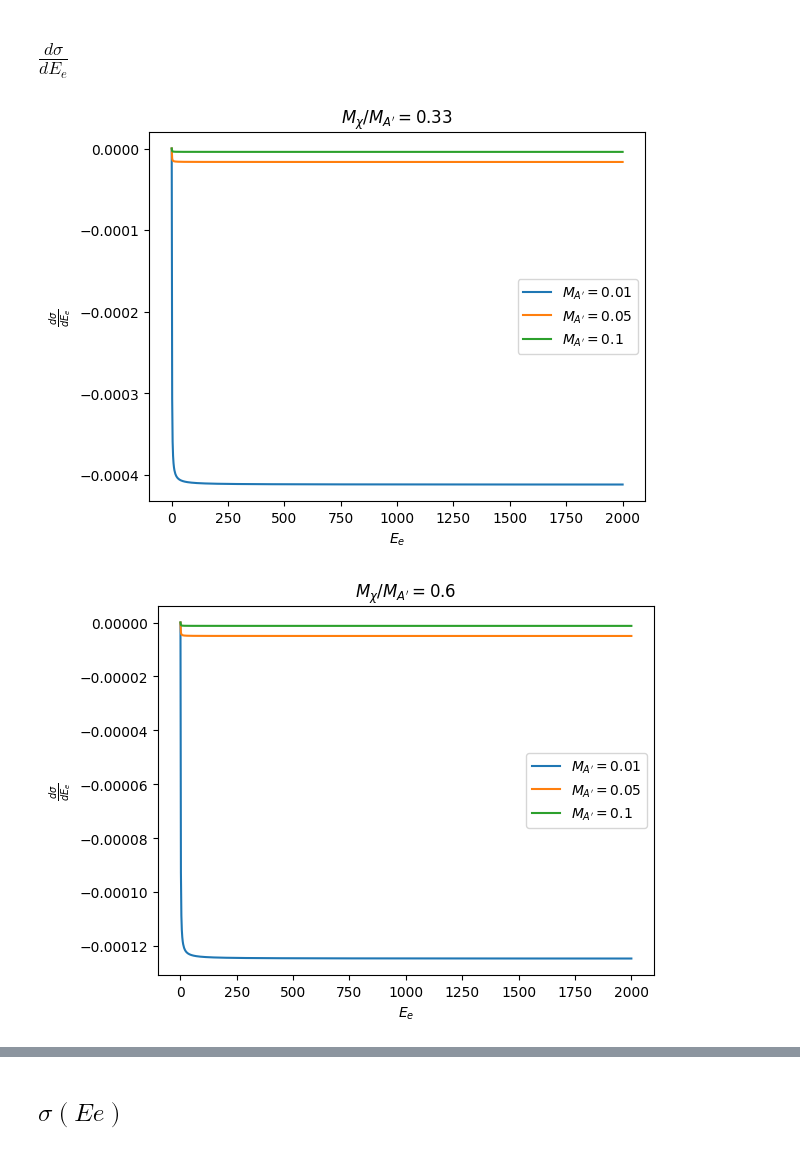
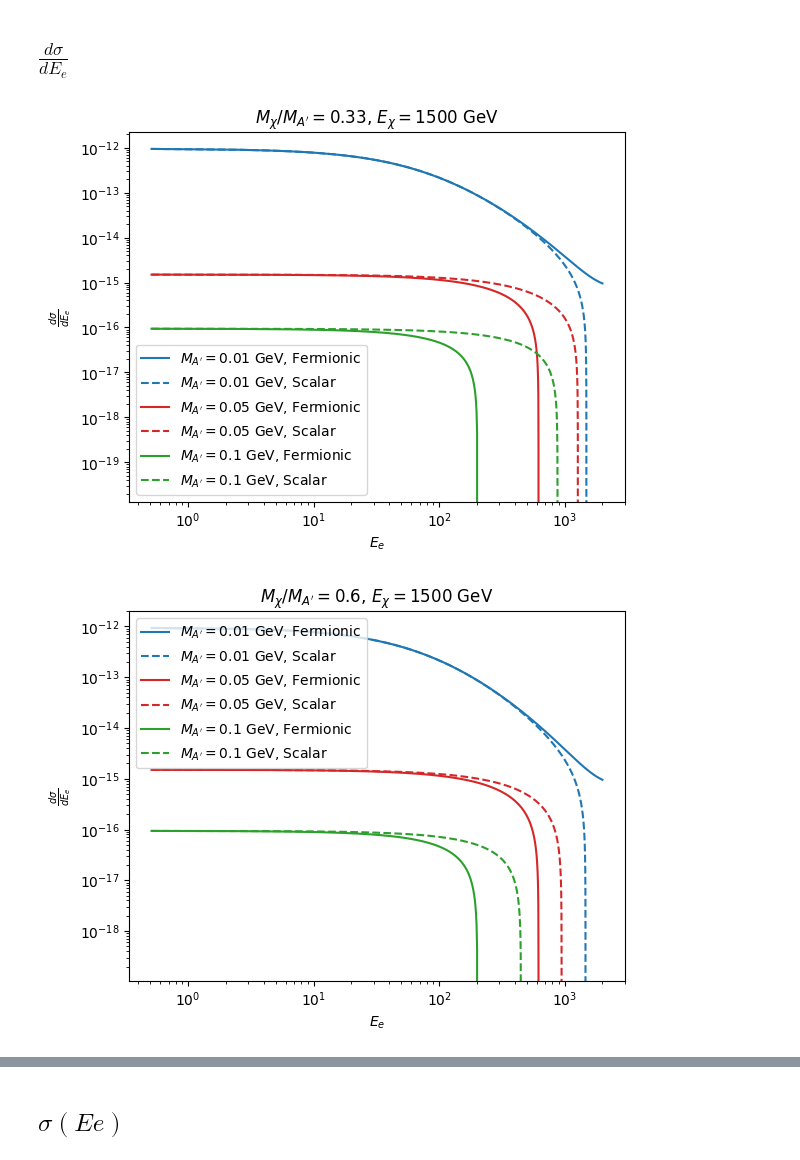
Before and after one commit to amh-137/DarkElectronScatter, a Jupyter notebook: notebooks/BdNMC_distributions.ipynb, the cells around one changed output, grey strips where cells are left out. Cells and saved outputs as stored; diff of their text form; code cells hidden in the pictures.

Commit message:
added dsigmade comparision

```diff
--- a/notebooks/BdNMC_distributions.ipynb
+++ b/notebooks/BdNMC_distributions.ipynb
@@ -56,7 +56,7 @@ plt.show()
 kappa = 1e-3
 alphaEM = 1/137
 alphaD = 0.1
-Me = 0.511
+Me = 0.511 # MeV
 
 def dsigma_dE_fermionic(Ee, EDM, MDM, MDP):
     coef = 4 * np.pi * kappa * kappa * alphaEM * alphaD
@@ -64,23 +64,34 @@ def dsigma_dE_fermionic(Ee, EDM, MDM, MDP):
     Denominator = (((MDP * MDP + 2 * (Ee - Me) * Me)**2) * (EDM * EDM - MDM * MDM))
     ratio = Nominator / Denominator
     return coef * ratio
+
+def dsigma_dE_scalar(Ee, EDM, MDM, MDP):
+    coef = 4 * np.pi * kappa * kappa * alphaEM * alphaD
+    F1N = 2.0 * Me * EDM * EDM - (2.0 * Me * EDM + MDM * MDM) * (Ee - Me)
+    F1D = (EDM * EDM - MDM * MDM) * (MDP * MDP + 2 * Me * Ee - 2 * Me * Me)**2
+    F1 = F1N / F1D
+    return coef * F1
 # %%
 
 Ee = np.linspace(0.511, 2000, 1000)
-EDM = np.linspace(0., 20, 5)
+EDM = 1500 # <EDM> is like 1.5 GeV probs
 
 dts = [0.33, 0.6, 2.0]
-MAs = [0.01, 0.05, 0.1]
+MAs = [0.01*1000, 0.05*1000, 0.1*1000] # MeV
+cols = ["tab:blue", "tab:red", "tab:green"]
 for dt in dts:
     fig = plt.figure()
     ax = fig.add_subplot(111)
-    for MA in MAs:
+    for i, MA in enumerate(MAs):
         mchi = dt * MA
-        ax.plot(Ee, dsigma_dE_fermionic(Ee, float(EDM[0]), mchi, MA), label=r"$M_{A'}=$"+f'{MA}')
-        ax.set(xlabel=r'$E_e$', ylabel=r'$\frac{d\sigma}{dE_e}$', title=r"$M_\chi / M_{A'}=$"+f'{dt}')
+        ax.plot(Ee, dsigma_dE_fermionic(Ee, EDM, mchi, MA), label=r"$M_{A'}=$"+f'{MA/1000} GeV, Fermionic', color = cols[i])
+        ax.plot(Ee, dsigma_dE_scalar(Ee, EDM, mchi, MA), label=r"$M_{A'}=$"+f'{MA/1000} GeV, Scalar', color = cols[i], linestyle='dashed')
+        ax.set(xlabel=r'$E_e$', ylabel=r'$\frac{d\sigma}{dE_e}$', title=r"$M_\chi / M_{A'}=$"+f'{dt}, '+'$E_\chi=$'+f'{EDM} GeV')
         ax.legend()
-    #ax.loglog()
+    ax.loglog()
+    fig.savefig(f"../plots/distributions/dsigma_dE_{dt}.png")
+    fig.savefig(f"../plots/distributions/dsigma_dE_{dt}.pdf")
 plt.show()
 # %% [output]
-[figure, old version]
+[figure, new version]
-[figure, old version]
+[figure, new version]
```
Also changed, not shown: parts of 1 cell of this notebook.
